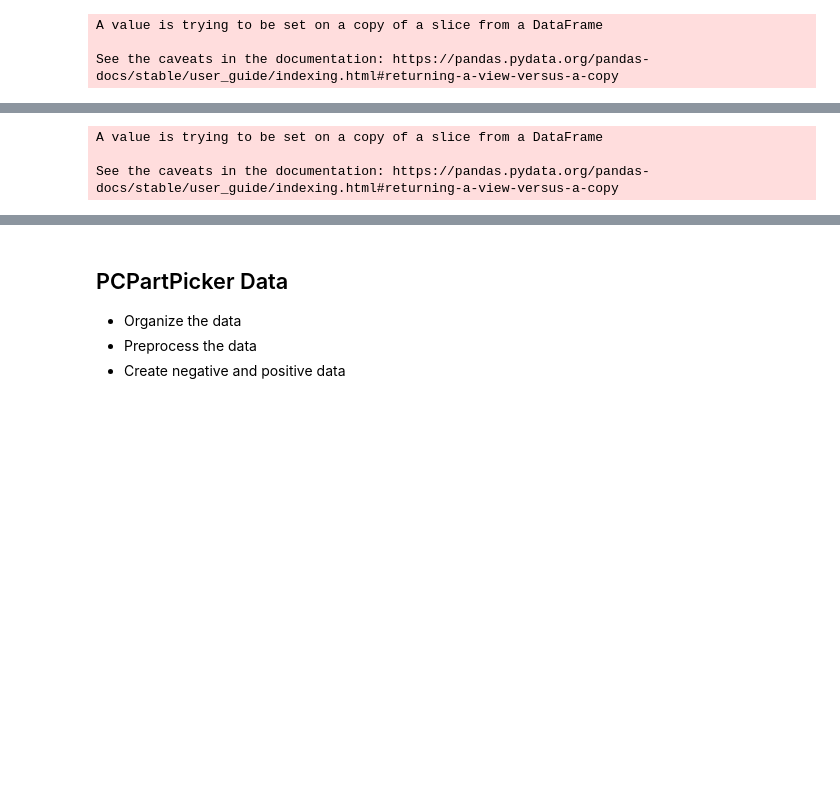
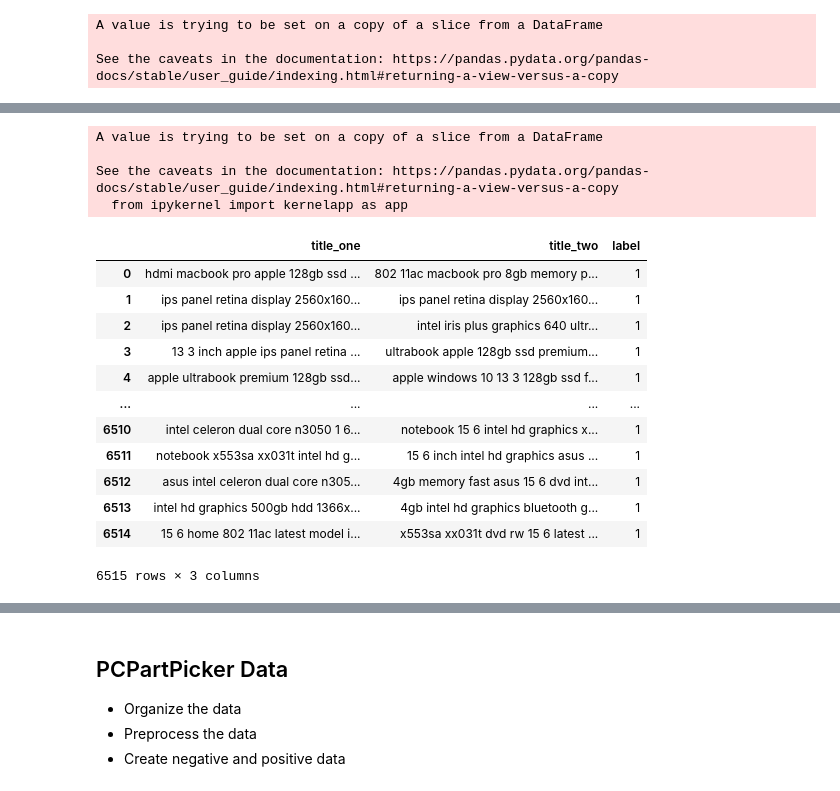
Before and after one commit to Mascerade/supervised-product-matching, a Jupyter notebook: TestingGrounds.ipynb, the cells around one changed output, grey strips where cells are left out. Cells and saved outputs as stored; diff of their text form; code cells hidden in the pictures; blank space fills up the shorter version.

```diff
--- a/TestingGrounds.ipynb
+++ b/TestingGrounds.ipynb
@@ -354,6 +381,7 @@ print_dataframe(neg_df)
 def create_pos_laptop_data(laptop_df, rm_attrs, add_attrs):
     new_column_names = ['title_one', 'title_two', 'label']
     pos_df = pd.DataFrame(columns = new_column_names)
+    temp = []
     for row in tqdm(range(len(laptop_df))):
         # Remove the attribute from the new title
         for attr_list in rm_attrs:
@@ -366,8 +394,9 @@ def create_pos_laptop_data(laptop_df, rm_attrs, add_attrs):
             title_one = remove_stop_words(concatenate_row(orig_row).lower())
             title_two = remove_stop_words(concatenate_row(new_row).lower())
 
-            pos_df = pos_df.append(pd.DataFrame([[title_one, title_two, 1]], columns=new_column_names))
+            temp.append([title_one, title_two, 1])
 
+    pos_df = pos_df.append(pd.DataFrame(temp, columns=new_column_names))
     return pos_df
 # %%
 pos_df = create_pos_laptop_data(laptop_df, rm_attrs = [['Company'], ['TypeName'], ['ScreenResolution'], ['Product'], ['TypeName', 'ScreenResolution']], add_attrs = [])
@@ -375,8 +404,25 @@ pos_df = create_pos_laptop_data(laptop_df, rm_attrs = [['Company'], ['TypeName']
 A value is trying to be set on a copy of a slice from a DataFrame
 
 See the caveats in the documentation: https://pandas.pydata.org/pandas-docs/stable/user_guide/indexing.html#returning-a-view-versus-a-copy
+  from ipykernel import kernelapp as app
 # %%
 print_dataframe(pos_df)
+# %%
+pos_df
+# %% [output]
+|  | title_one | title_two | label |
+| 0 | hdmi macbook pro apple 128gb ssd ... | 802 11ac macbook pro 8gb memory p... | 1 |
+| 1 | ips panel retina display 2560x160... | ips panel retina display 2560x160... | 1 |
+| 2 | ips panel retina display 2560x160... | intel iris plus graphics 640 ultr... | 1 |
+| 3 | 13 3 inch apple ips panel retina ... | ultrabook apple 128gb ssd premium... | 1 |
+| 4 | apple ultrabook premium 128gb ssd... | apple windows 10 13 3 128gb ssd f... | 1 |
+| ... | ... | ... | ... |
+| 6510 | intel celeron dual core n3050 1 6... | notebook 15 6 intel hd graphics x... | 1 |
+| 6511 | notebook x553sa xx031t intel hd g... | 15 6 inch intel hd graphics asus ... | 1 |
+| 6512 | asus intel celeron dual core n305... | 4gb memory fast asus 15 6 dvd int... | 1 |
+| 6513 | intel hd graphics 500gb hdd 1366x... | 4gb intel hd graphics bluetooth g... | 1 |
+| 6514 | 15 6 home 802 11ac latest model i... | x553sa xx031t dvd rw 15 6 latest ... | 1 |
+6515 rows × 3 columns
 # %%
 final_laptop_df = create_final_data(pos_df, neg_df)
 # %%
```
Also changed, not shown: parts of 40 cells of this notebook.
